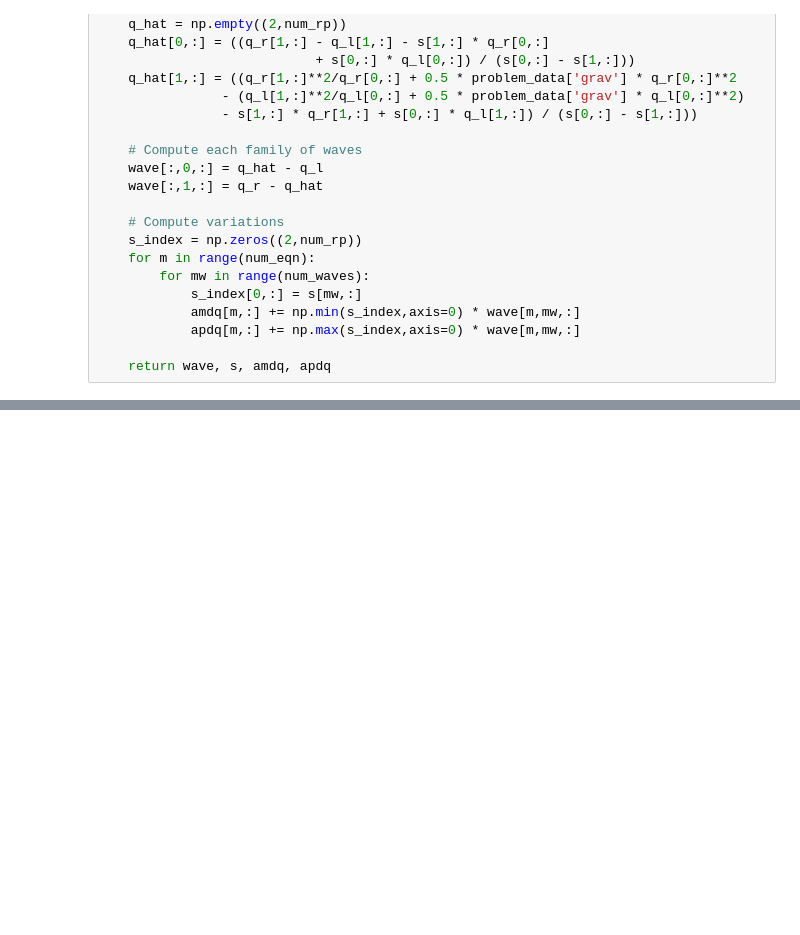
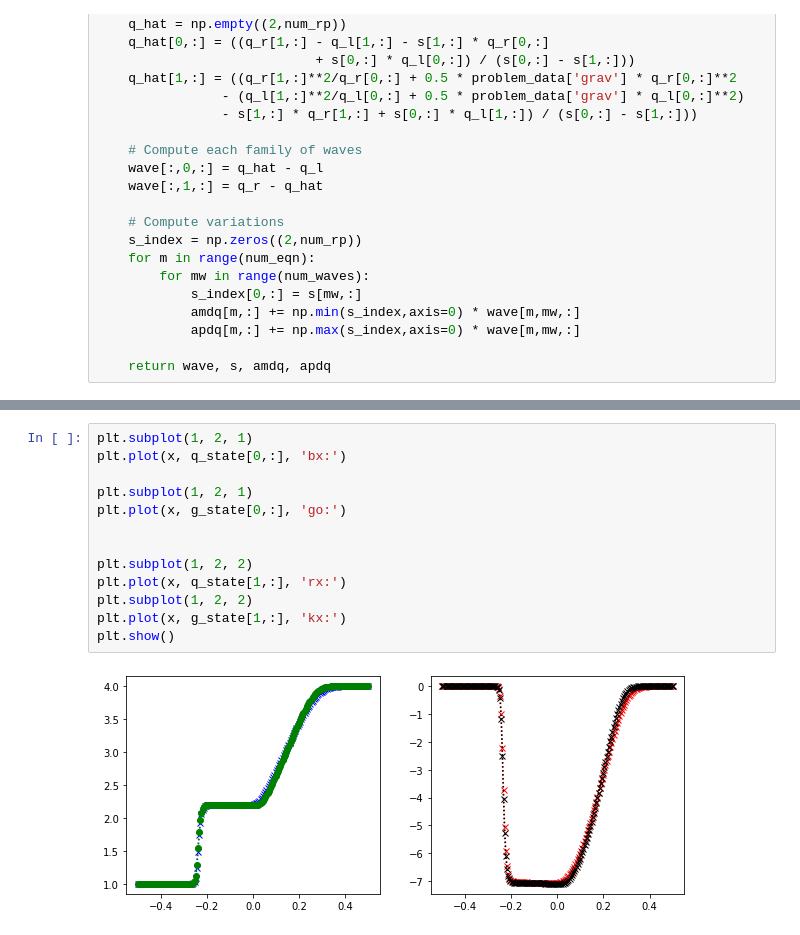
Before and after one commit to honzapulpan/fav-SNM2, a Jupyter notebook: notebooks/honza-test.ipynb, the cells around one changed output, grey strips where cells are left out. Cells and saved outputs as stored; diff of their text form; blank space fills up the shorter version.

```diff
--- a/notebooks/honza-test.ipynb
+++ b/notebooks/honza-test.ipynb
@@ -186,0 +310,15 @@ plt.show()
+# %%
+plt.subplot(1, 2, 1)
+plt.plot(x, q_state[0,:], 'bx:')
+
+plt.subplot(1, 2, 1)
+plt.plot(x, g_state[0,:], 'go:')
+
+
+plt.subplot(1, 2, 2)
+plt.plot(x, q_state[1,:], 'rx:')
+plt.subplot(1, 2, 2)
+plt.plot(x, g_state[1,:], 'kx:')
+plt.show()
+# %% [output]
+[figure, added]
```
Also changed, not shown: parts of 4 cells of this notebook, 1 other file.
